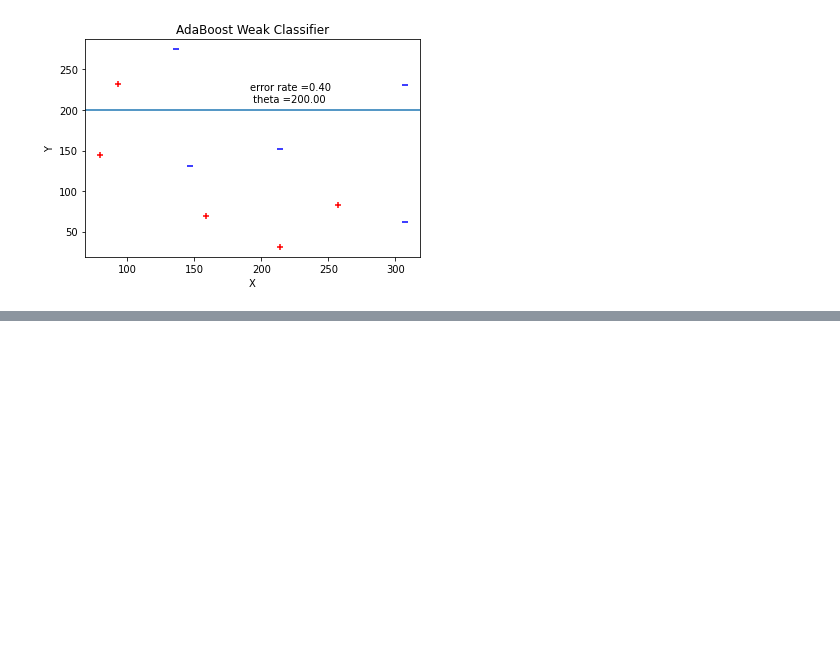
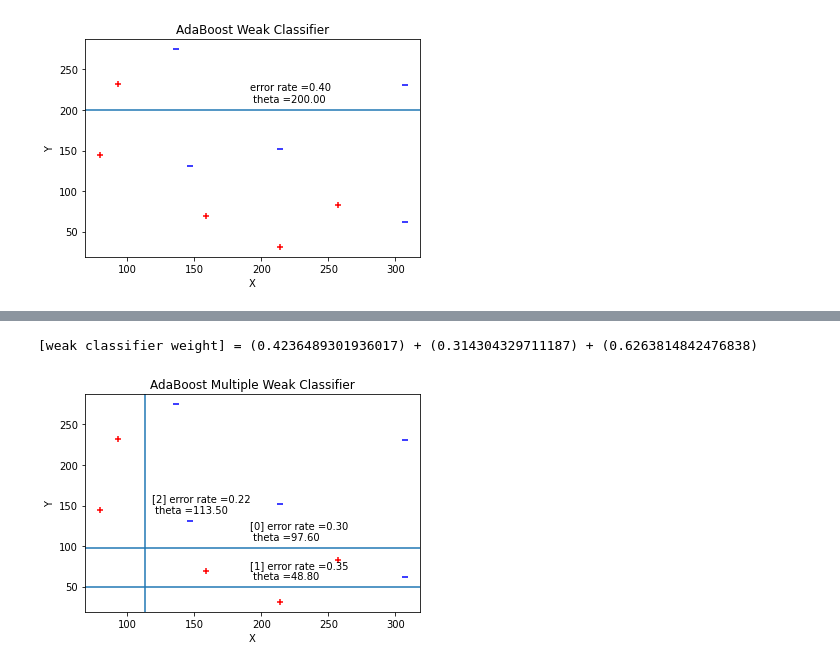
Before and after one commit to youareeverysingleday/MachineLearningAssignments, a Jupyter notebook: MLA_1.ipynb, the cells around one changed output, grey strips where cells are left out. Cells and saved outputs as stored; diff of their text form; code cells hidden in the pictures; blank space fills up the shorter version.

```diff
--- a/MLA_1.ipynb
+++ b/MLA_1.ipynb
@@ -366,7 +443,8 @@ class FinalClassifierClass:
         self.labels = Labels_data
         self.theta_list = []
         self.wc_weight_list = []
-        self.wc_type = []
+        self.wc_type_list = []
+        self.error_rate_list = []
         self.weak_classifier_count = weak_classifier_count
         pass
 
@@ -375,7 +453,7 @@ class FinalClassifierClass:
         classification = 0
         temp_hxMa = 0
         for i in range(self.weak_classifier_count):
-            if self.wc_type[i] == 'x':
+            if self.wc_type_list[i] == 'x':
                 temp_hxMa = self.wc_weight_list[i] * WeakClassifier(x, self.theta_list[i])
             else:
                 temp_hxMa = self.wc_weight_list[i] * WeakClassifier(y, self.theta_list[i])
@@ -392,11 +470,12 @@ class FinalClassifierClass:
 
     def train_fc(self):
         """[summary]
-        the real return has three result. first is self.wc_type, second is self.theta_list,
+        the real return has three result. first is self.wc_type_list, second is self.theta_list,
         third is self.wc_weight_list.  they are all used to final_classifier.
         """
         theta = 0
         error_rate = 0
+        selected_error_rate_list = []
         init_samples_weight = [(1.0/(self.samples.shape[0])) for i in range(self.samples.shape[0])]
         getWCClass = FindSingleWeakClassifierClass(WeakClassifier, self.samples, self.labels)
         for i in range(self.weak_classifier_count):
@@ -406,22 +485,25 @@ class FinalClassifierClass:
             else:
                 classifierType = 'y'
 
-            self.wc_type.append(classifierType)
+            self.wc_type_list.append(classifierType)
             if i == 0:
                 theta, error_rate, predictionresult, wc_weight = \
-                                                getWCClass.FindSingleWeakClassifier(init_samples_weight,
+                                        getWCClass.FindSingleWeakClassifier(init_samples_weight,
                                                                                     classifierType)
-                new_samples_weight = update_sample_weight(samples_weight, wc_weight, self.labels,
-                                                        predictionresult)
+                new_samples_weight = update_sample_weight(samples_weight, wc_weight,
+                                                          self.labels, predictionresult)
             else:
                 theta, error_rate, predictionresult, wc_weight = \
-                                                getWCClass.FindSingleWeakClassifier(new_samples_weight,
-                                                                                    classifierType)
-                new_samples_weight = update_sample_weight(samples_weight, wc_weight, self.labels,
-                                                        predictionresult)
+                                        getWCClass.FindSingleWeakClassifier(new_samples_weight,
+                                                                            classifierType,
+                                                                            selected_error_rate_list)
+                new_samples_weight = update_sample_weight(samples_weight, wc_weight,
+                                                          self.labels, predictionresult)
+            selected_error_rate_list.append(error_rate)
             self.theta_list.append(theta)
             self.wc_weight_list.append(wc_weight)
-        print(len(self.wc_type), len(self.theta_list), len(self.wc_weight_list))
+            self.error_rate_list.append(error_rate)
+        # print(len(self.wc_type_list), len(self.theta_list), len(self.wc_weight_list))
 # %%
 
 weak_classifier_count = 3
@@ -435,0 +532,5 @@ AttributeError: 'FinalClassifierClass' object has no attribute 'sng'
+# %%
+displayMultipleWC(FCC.theta_list, FCC.wc_weight_list, FCC.wc_type_list, FCC.error_rate_list, SampleData_pd)
+# %% [output]
+[weak classifier weight] = (0.4236489301936017) + (0.314304329711187) + (0.6263814842476838)
+[figure, added]
```
Also changed, not shown: parts of 10 cells of this notebook.
